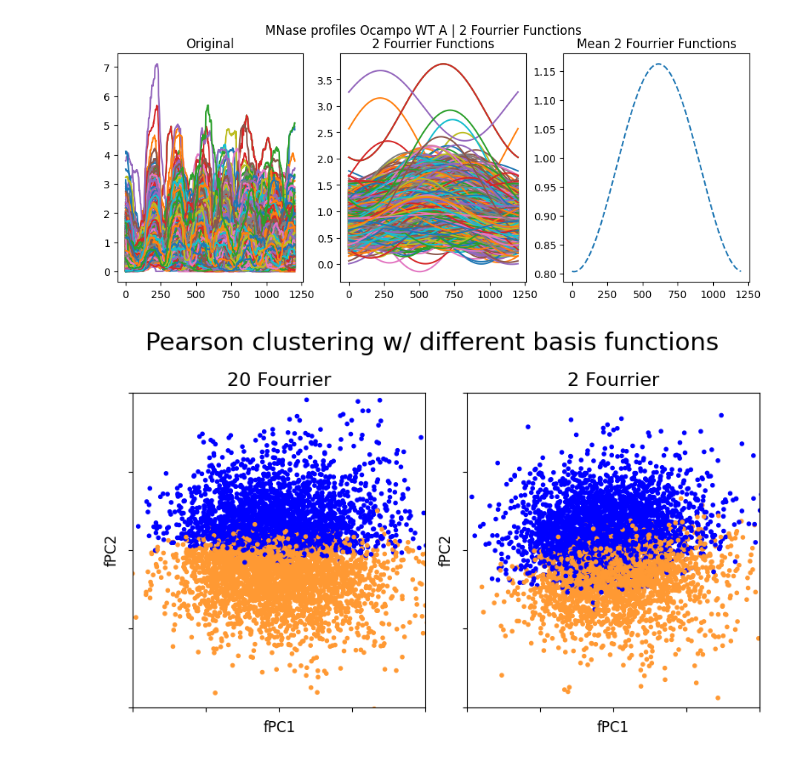
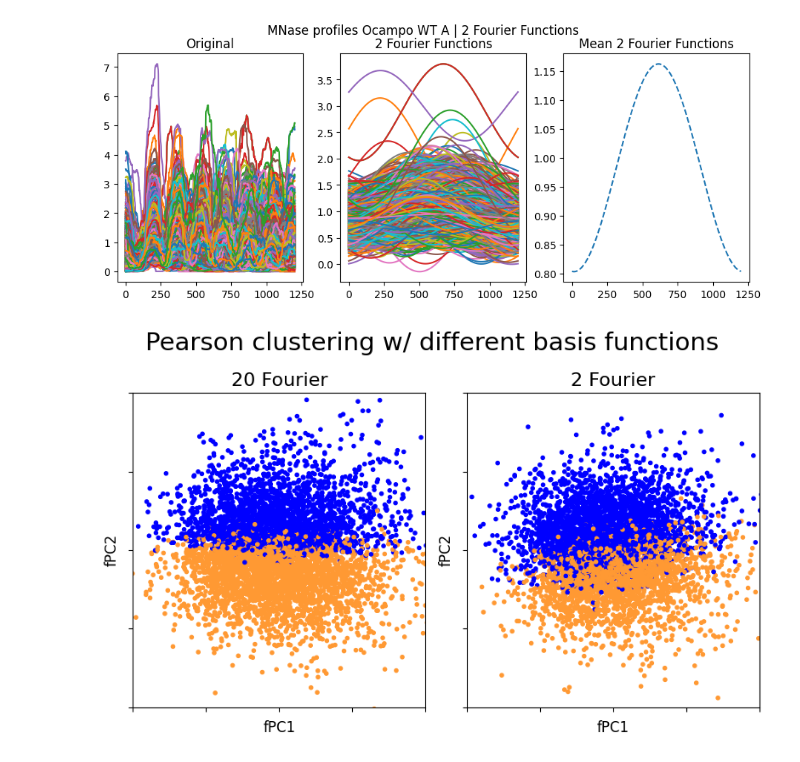
Before and after one commit to leoTiez/nucleosome-fpca, a Jupyter notebook: Base function comparison.ipynb, the cells around one changed output. Drawn from its saved outputs; the diff is of its cells as text; code cells hidden in the pictures.

Commit message:
Update: fill in missing cell
also correct typo fourier

```diff
--- a/Base function comparison.ipynb
+++ b/Base function comparison.ipynb
@@ -173,17 +173,25 @@ ANOVA explanability 100 BSplines: 0.11143
 # %%
 from skfda.representation.basis import FourierBasis, MonomialBasis
 # %%
-fourrier_basis = FourierBasis(n_basis=20)
+fourier_basis = FourierBasis(n_basis=20)
 monomial_basis = MonomialBasis(n_basis=20)
-all_basis = [bspline_basis_20, fourrier_basis, monomial_basis]
-basis_names = ['BSplines', 'Fourrier', 'Monomial']
+all_basis = [bspline_basis_20, fourier_basis, monomial_basis]
+basis_names = ['BSplines', 'Fourier', 'Monomial']
 # %% [markdown]
 ### Overall Difference
 # %%
 all_basis_ocampo_A = []
 for basis, bs_name in zip(all_basis, basis_names):
     all_basis_ocampo_A.append(ocampo_a_fd.to_basis(basis))
-    c
+    fig, ax = plt.subplots(1, 3, figsize=(11, 4))
+    ax[0].plot(wt_ocampo_a.drop(drop_list, axis=1).to_numpy().T)
+    all_basis_ocampo_A[-1].plot(chart=ax[1])
+    all_basis_ocampo_A[-1].mean().plot(chart=ax[2], linestyle='--')
+    fig.suptitle('MNase profiles Ocampo WT A %s' % bs_name)
+    ax[0].set_title('Original')
+    ax[1].set_title(bs_name)
+    ax[2].set_title('Mean %s' % bs_name)
+    plt.show()
 # %% [output]
 [figure]
 [figure]
@@ -262,45 +270,45 @@ ANOVA explanability Fourrier: 0.10707
 # %%
-fourrier_basis_2 = FourierBasis(n_basis=2)
+fourier_basis_2 = FourierBasis(n_basis=2)
 # %%
-ocampo_fourrier_basis_2 = ocampo_a_fd.to_basis(fourrier_basis_2)
+ocampo_fourier_basis_2 = ocampo_a_fd.to_basis(fourier_basis_2)
 fig, ax = plt.subplots(1, 3, figsize=(11, 4))
 ax[0].plot(wt_ocampo_a.drop(drop_list, axis=1).to_numpy().T)
-ocampo_fourrier_basis_2.plot(chart=ax[1])
-ocampo_fourrier_basis_2.mean().plot(chart=ax[2], linestyle='--')
-fig.suptitle('MNase profiles Ocampo WT A | 2 Fourrier Functions')
+ocampo_fourier_basis_2.plot(chart=ax[1])
+ocampo_fourier_basis_2.mean().plot(chart=ax[2], linestyle='--')
+fig.suptitle('MNase profiles Ocampo WT A | 2 Fourier Functions')
 ax[0].set_title('Original')
-ax[1].set_title('2 Fourrier Functions')
-ax[2].set_title('Mean 2 Fourrier Functions')
+ax[1].set_title('2 Fourier Functions')
+ax[2].set_title('Mean 2 Fourier Functions')
 plt.show()
 # %% [output]
 [figure]
 # %%
-fpca_ocampo_fourrier_2 = FPCA(n_components=2)
-fourrier_2_scores = fpca_ocampo_fourrier_2.fit_transform(ocampo_fourrier_basis_2)
+fpca_ocampo_fourier_2 = FPCA(n_components=2)
+fourier_2_scores = fpca_ocampo_fourier_2.fit_transform(ocampo_fourier_basis_2)
 fig, ax = plt.subplots(1, 2, figsize=(8, 5))
 for basis_scores, bs_name, a in zip(
-    [basis_fpca_scores_ocampo_a[-1], fourrier_2_scores],
-    ['20 Fourrier', '2 Fourrier'],
+    [basis_fpca_scores_ocampo_a[-1], fourier_2_scores],
+    ['20 Fourier', '2 Fourier'],
     ax.reshape(-1)
 ):
     did_swap = False
     if np.sum(np.sign(basis_scores[wt_ocampo_a['cluster'] == 1, 1])) < 0:
         colors = np.flip(colors, axis=0)
         did_swap = True
     a.scatter(*basis_scores.T, color=colors[wt_ocampo_a['cluster'] - 1], marker='.')
     if did_swap:
         colors = np.flip(colors, axis=0)
     a.set_ylim((-20, 20))
     a.set_xlim((-20, 20))
     a.set_xlabel('fPC1', fontsize=12)
     a.set_ylabel('fPC2', fontsize=12)
     a.set_xticks(np.arange(-20, 21, 10))
     a.set_xticklabels([])
     a.set_yticks(np.arange(-20, 21, 10))
     a.set_yticklabels([])
     a.set_title(bs_name, fontsize=16)
 fig.suptitle('Pearson clustering w/ different basis functions', fontsize=21)
 fig.tight_layout()
 plt.show()
 # %% [output]
-[figure, old version]
+[figure, new version]
```
Also changed, not shown: parts of 5 cells of this notebook.
